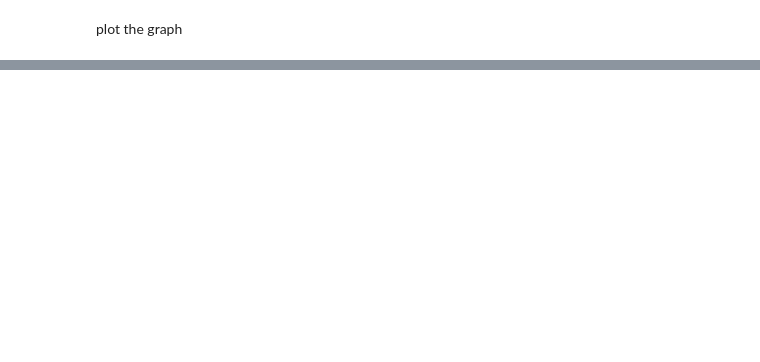
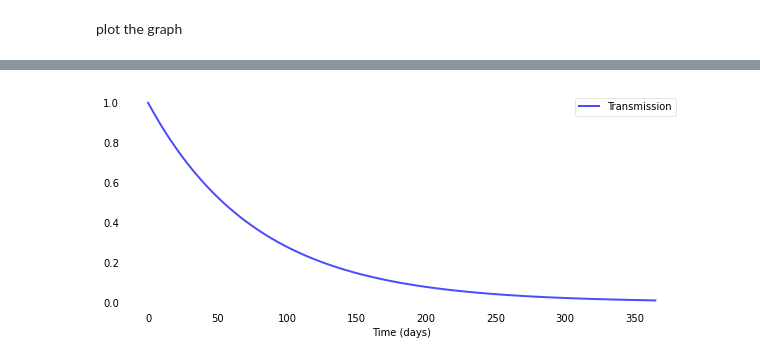
Before and after one commit to SIR-SEE/final-project-team-14, a Jupyter notebook: SEIR_model.ipynb, the cells around one changed output, grey strips where cells are left out. Drawn from its saved outputs; the diff is of its cells as text; code cells hidden in the pictures; blank space fills up the shorter version.

Commit message:
Fixed the time varying transmission rate

```diff
--- a/SEIR_model.ipynb
+++ b/SEIR_model.ipynb
@@ -17,22 +19,13 @@ N = 10336399            # population of Sweden (January 2020 source: www.scb.se)
 delta = 1.0 / 5.0       # incubation period of five days
 D = 7.0                 # number of days that an infected person has and can spread the disease
 gamma = 1.0 / D         # removal rate
-alpha = 1 / 90.0        # immunity lost after three months
+alpha = 1 / 180         # immunity lost after six months
 
-def R_0(t):       # time-dependent reproduction number
-    N =  10336399
-    b = 0.5       # policy changes
-    R_0 = 3.0     # total number of people an infected person infects (reproduction rate in the beginning)
-    return R_0 * S / N * (1-b)
-
-def beta(t):      # expected amount of people an infected person infects per time unit
-    return R_0(t) * gamma
-
-S0, E0, I0, R0 = N-1, 1, 0, 0   # initial conditions: one infected, rest susceptible
+S0, E0, I0, R0, B0 = N-1, 1, 0, 0, 1   # initial conditions: one infected, rest susceptible
 # %%
 t = np.linspace(0, 365, 366) # Grid of time points (in days)
-y0 = S0, E0, I0, R0 # Initial conditions vector
+y0 = S0, E0, I0, R0, B0 # Initial conditions vector
 
 # Integrate the SEIR equations over the time grid, t.
-ret = odeint(deriv, y0, t, args=(N, beta, gamma, alpha, delta))
-S, E, I, R = ret.T
+ret = odeint(deriv, y0, t, args=(N, gamma, alpha, delta))
+S, E, I, R, B = ret.T
@@ -63,0 +57,20 @@ plotseir(t, S, E, I, R)
+# %%
+def plottransmission(t, B):
+  f, ax = plt.subplots(1,1,figsize=(10,4))
+  ax.plot(t, B, 'b', alpha=0.7, linewidth=2, label='Transmission')
+
+  ax.set_xlabel('Time (days)')
+
+  ax.yaxis.set_tick_params(length=0)
+  ax.xaxis.set_tick_params(length=0)
+  ax.grid(b=True, which='major', c='w', lw=2, ls='-')
+  legend = ax.legend()
+  legend.get_frame().set_alpha(0.5)
+  for spine in ('top', 'right', 'bottom', 'left'):
+      ax.spines[spine].set_visible(False)
+  plt.savefig("Plot.png")
+  plt.show();
+# %%
+plottransmission(t, B)
+# %% [output]
+[figure, added]
```
Also changed, not shown: parts of 4 cells of this notebook, 1 other file.
